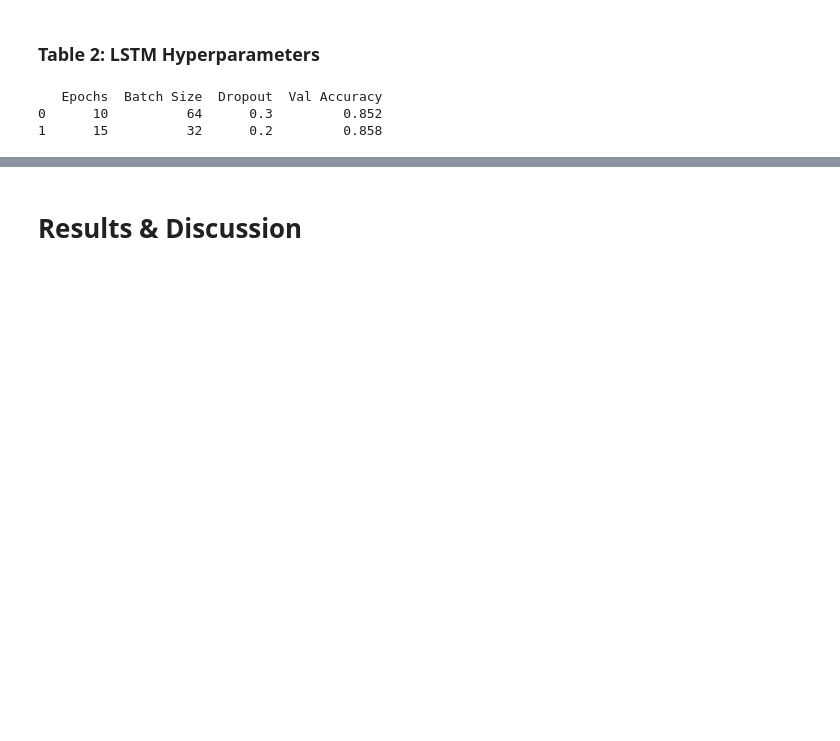
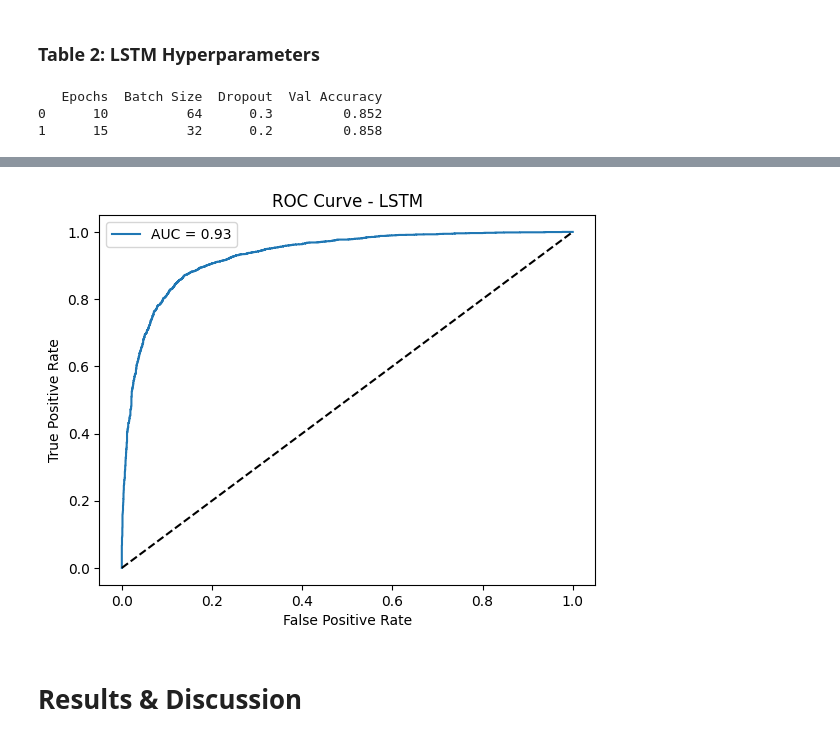
Before and after one commit to Geu-Pro2023/Sentiment_Analysis_Group12, a Jupyter notebook: sentiment_analysis.ipynb, the cells around one changed output, grey strips where cells are left out. Saved outputs shown, nothing was run; the diff lists cells and outputs as text; code cells hidden in the pictures; blank space fills up the shorter version.

```diff
--- a/sentiment_analysis.ipynb
+++ b/sentiment_analysis.ipynb
@@ -602,0 +662,21 @@ print(lstm_results)
+# %%
+# Convert y_test to numeric for ROC calculation
+le = LabelEncoder()
+y_test_enc = le.fit_transform(y_test)  # 'negative' -> 0, 'positive' -> 1
+
+# Get probability scores from LSTM
+lstm_prob = model_lstm.predict(X_test_pad)
+
+# Calculate ROC curve and AUC score
+fpr_lstm, tpr_lstm, _ = roc_curve(y_test_enc, lstm_prob)
+auc_score_lstm = roc_auc_score(y_test_enc, lstm_prob)
+
+# Plot ROC curve
+plt.plot(fpr_lstm, tpr_lstm, label=f'AUC = {auc_score_lstm:.2f}')
+plt.plot([0, 1], [0, 1], 'k--')
+plt.xlabel('False Positive Rate')
+plt.ylabel('True Positive Rate')
+plt.title('ROC Curve - LSTM')
+plt.legend()
+plt.show()
+# %% [output]
@@ -603,3 +684,4 @@ print(lstm_results)
+[figure, added]
 # %% [markdown]
 # **Results & Discussion**
 # %% [markdown]
```
Also changed, not shown: parts of 25 cells of this notebook.
